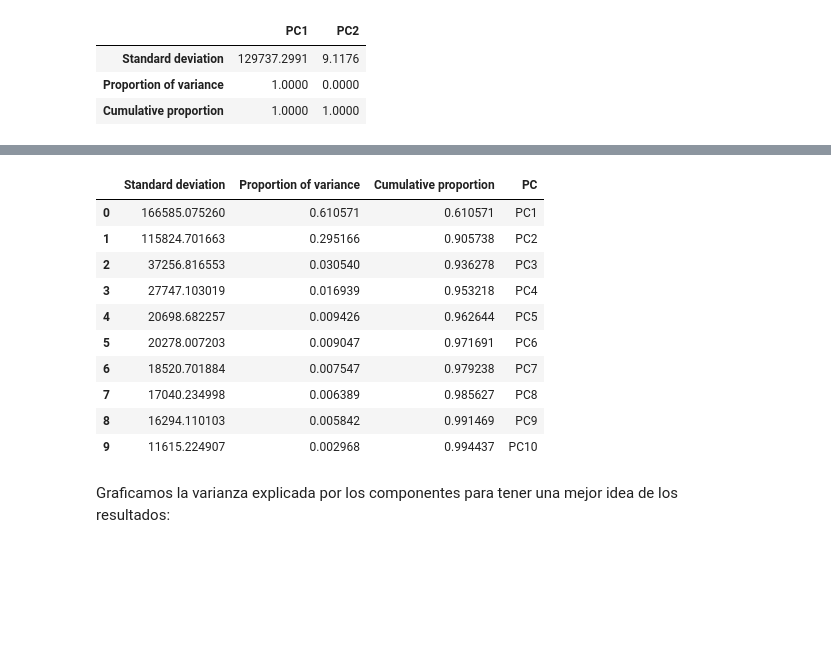
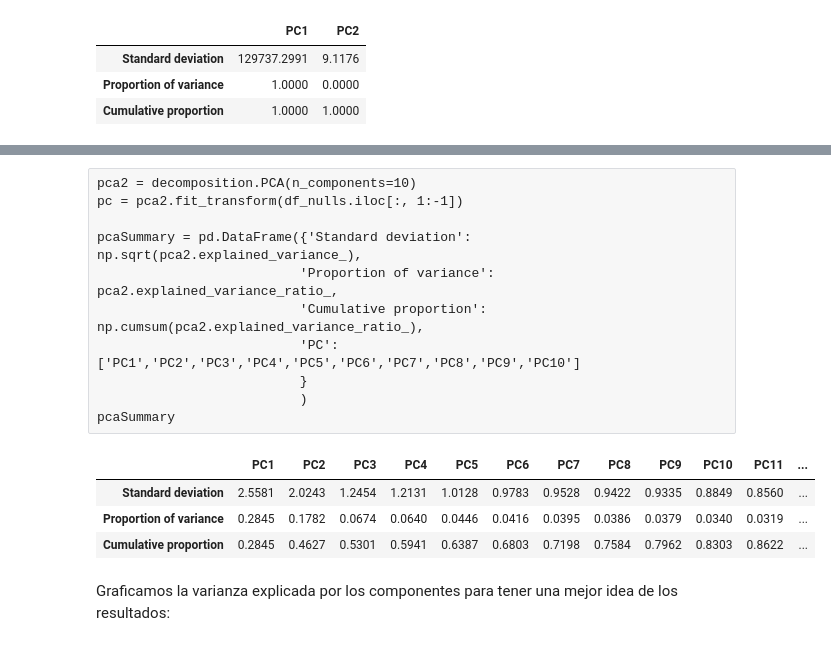
Before and after one commit to PosgradoMNA/actividades-del-projecto-cad_equipo47, a Jupyter notebook: Semana 4/PCA.ipynb, the cells around one changed output, grey strips where cells are left out. Drawn from its saved outputs; the diff is of its cells as text; code cells hidden in the pictures; blank space fills up the shorter version.

```diff
--- a/Semana 4/PCA.ipynb
+++ b/Semana 4/PCA.ipynb
@@ -264,26 +265,33 @@ Repetimos el mismo proceso, pero ahora con todas las variables, a excepción del
+# %% [raw]
+pca2 = decomposition.PCA(n_components=10)
+pc = pca2.fit_transform(df_nulls.iloc[:, 1:-1])
+
+pcaSummary = pd.DataFrame({'Standard deviation': np.sqrt(pca2.explained_variance_),
+                          'Proportion of variance': pca2.explained_variance_ratio_,
+                          'Cumulative proportion': np.cumsum(pca2.explained_variance_ratio_),
+                          'PC':['PC1','PC2','PC3','PC4','PC5','PC6','PC7','PC8','PC9','PC10']
+                          }
+                          )
+pcaSummary
+# %%
+from sklearn import preprocessing
+pd.set_option('display.max_columns',None)
 # %%
-pca2 = decomposition.PCA(n_components=10)
-pc = pca2.fit_transform(df_nulls.iloc[:, 1:-1])
+pcs = PCA()
+pcs.fit(preprocessing.scale(df_nulls.iloc[:, 1:-1].dropna(axis=0)))
+pcsSummary_df = pd.DataFrame({'Standard deviation': np.sqrt(pcs.explained_variance_),
+                             'Proportion of variance': pcs.explained_variance_ratio_,
+                             'Cumulative proportion': np.cumsum(pcs.explained_variance_ratio_)
+                             })
 
-pcaSummary = pd.DataFrame({'Standard deviation': np.sqrt(pca2.explained_variance_),
-                          'Proportion of variance': pca2.explained_variance_ratio_,
-                          'Cumulative proportion': np.cumsum(pca2.explained_variance_ratio_),
-                          'PC':['PC1','PC2','PC3','PC4','PC5','PC6','PC7','PC8','PC9','PC10']
-                          }
-                          )
-pcaSummary
+pcsSummary_df = pcsSummary_df.transpose()
+pcsSummary_df.columns = ['PC{}'.format(i) for i in range(1, len(pcsSummary_df.columns) + 1)]
+pcsSummary_df.round(4)
 # %% [output]
-|  | Standard deviation | Proportion of variance | Cumulative proportion | PC |
-| 0 | 166585.075260 | 0.610571 | 0.610571 | PC1 |
-| 1 | 115824.701663 | 0.295166 | 0.905738 | PC2 |
-| 2 | 37256.816553 | 0.030540 | 0.936278 | PC3 |
-| 3 | 27747.103019 | 0.016939 | 0.953218 | PC4 |
-| 4 | 20698.682257 | 0.009426 | 0.962644 | PC5 |
-| 5 | 20278.007203 | 0.009047 | 0.971691 | PC6 |
-| 6 | 18520.701884 | 0.007547 | 0.979238 | PC7 |
-| 7 | 17040.234998 | 0.006389 | 0.985627 | PC8 |
-| 8 | 16294.110103 | 0.005842 | 0.991469 | PC9 |
-| 9 | 11615.224907 | 0.002968 | 0.994437 | PC10 |
+|  | PC1 | PC2 | PC3 | PC4 | PC5 | PC6 | PC7 | PC8 | PC9 | PC10 | PC11 | ... |
+| Standard deviation | 2.5581 | 2.0243 | 1.2454 | 1.2131 | 1.0128 | 0.9783 | 0.9528 | 0.9422 | 0.9335 | 0.8849 | 0.8560 | ... |
+| Proportion of variance | 0.2845 | 0.1782 | 0.0674 | 0.0640 | 0.0446 | 0.0416 | 0.0395 | 0.0386 | 0.0379 | 0.0340 | 0.0319 | ... |
+| Cumulative proportion | 0.2845 | 0.4627 | 0.5301 | 0.5941 | 0.6387 | 0.6803 | 0.7198 | 0.7584 | 0.7962 | 0.8303 | 0.8622 | ... |
 # %% [markdown]
 Graficamos la varianza explicada por los componentes para tener una mejor idea de los resultados:
 # %%
```
Also changed, not shown: parts of 21 cells of this notebook.
